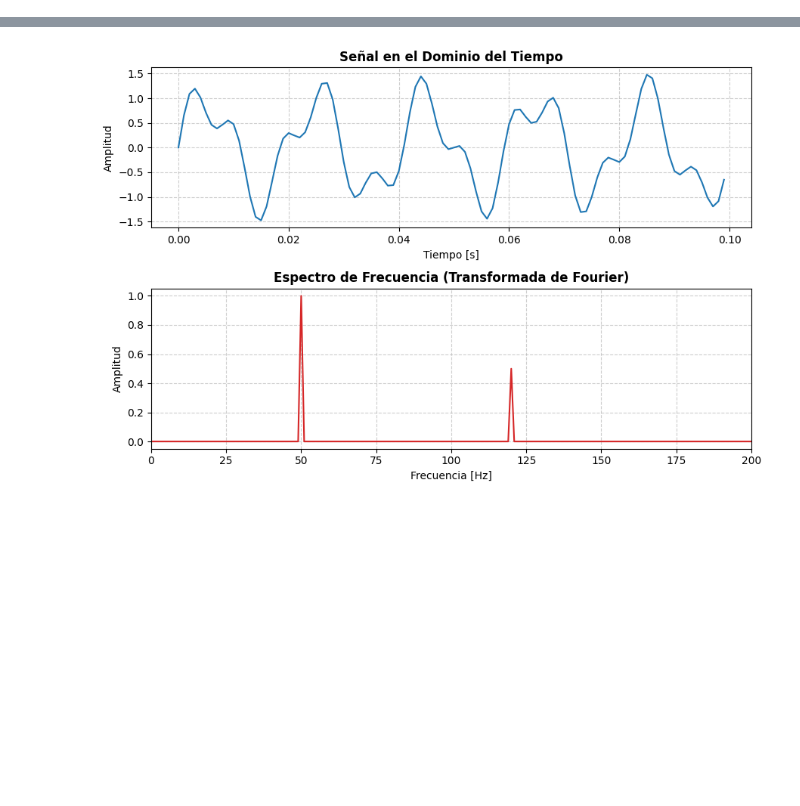
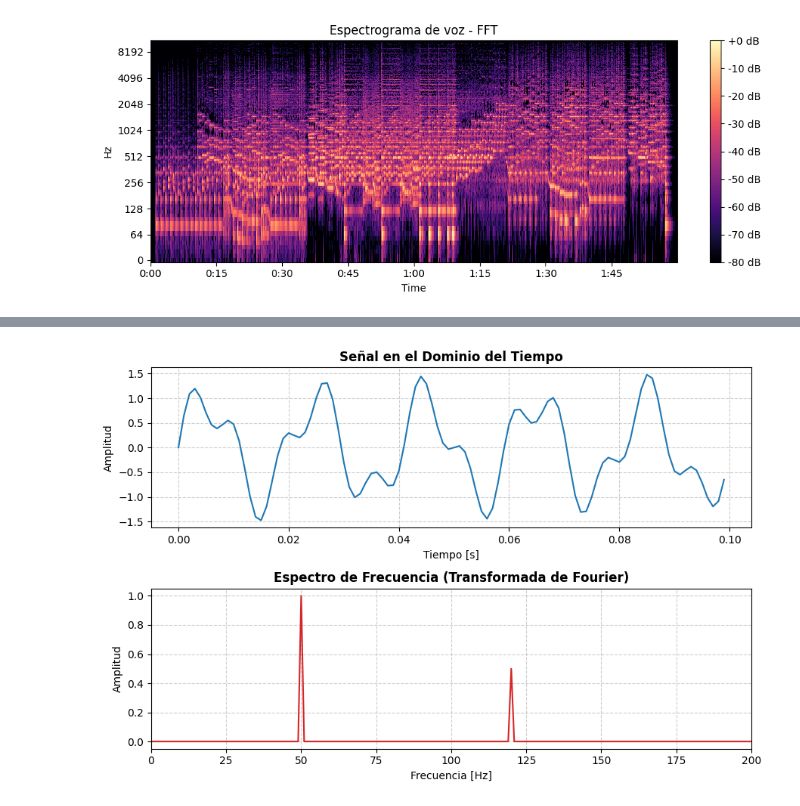
Before and after one commit to lageniaestela/12demayo, a Jupyter notebook: Fourier.ipynb, the cells around one changed output, grey strips where cells are left out. Cells and saved outputs as stored; diff of their text form; code cells hidden in the pictures; blank space fills up the shorter version.

```diff
--- a/Fourier.ipynb
+++ b/Fourier.ipynb
@@ -18,0 +57,20 @@ amplitudes_pos = (2.0 / len(senial)) * np.abs(fft_valores[:mitad])
+# %%
+import librosa
+import librosa.display
+import matplotlib.pyplot as plt
+import numpy as np
+
+# Cargar un archivo de audio de ejemplo (reemplaza con tu archivo o usa uno de librosa)
+audio_path = librosa.ex('nutcracker')
+audio, sr = librosa.load(audio_path)
+
+# ANÁLISIS DE ESPECTRO CON FFT
+D = librosa.amplitude_to_db(np.abs(librosa.stft(audio)), ref=np.max)
+
+plt.figure(figsize=(10, 4))
+librosa.display.specshow(D, sr=sr, x_axis='time', y_axis='log', cmap='magma')
+plt.colorbar(format='%+2.0f dB')
+plt.title('Espectrograma de voz - FFT')
+plt.tight_layout()
+plt.show()
+# %% [output]
@@ -18,0 +78 @@ amplitudes_pos = (2.0 / len(senial)) * np.abs(fft_valores[:mitad])
+[figure, added]
```
Also changed, not shown: parts of 7 cells of this notebook.
